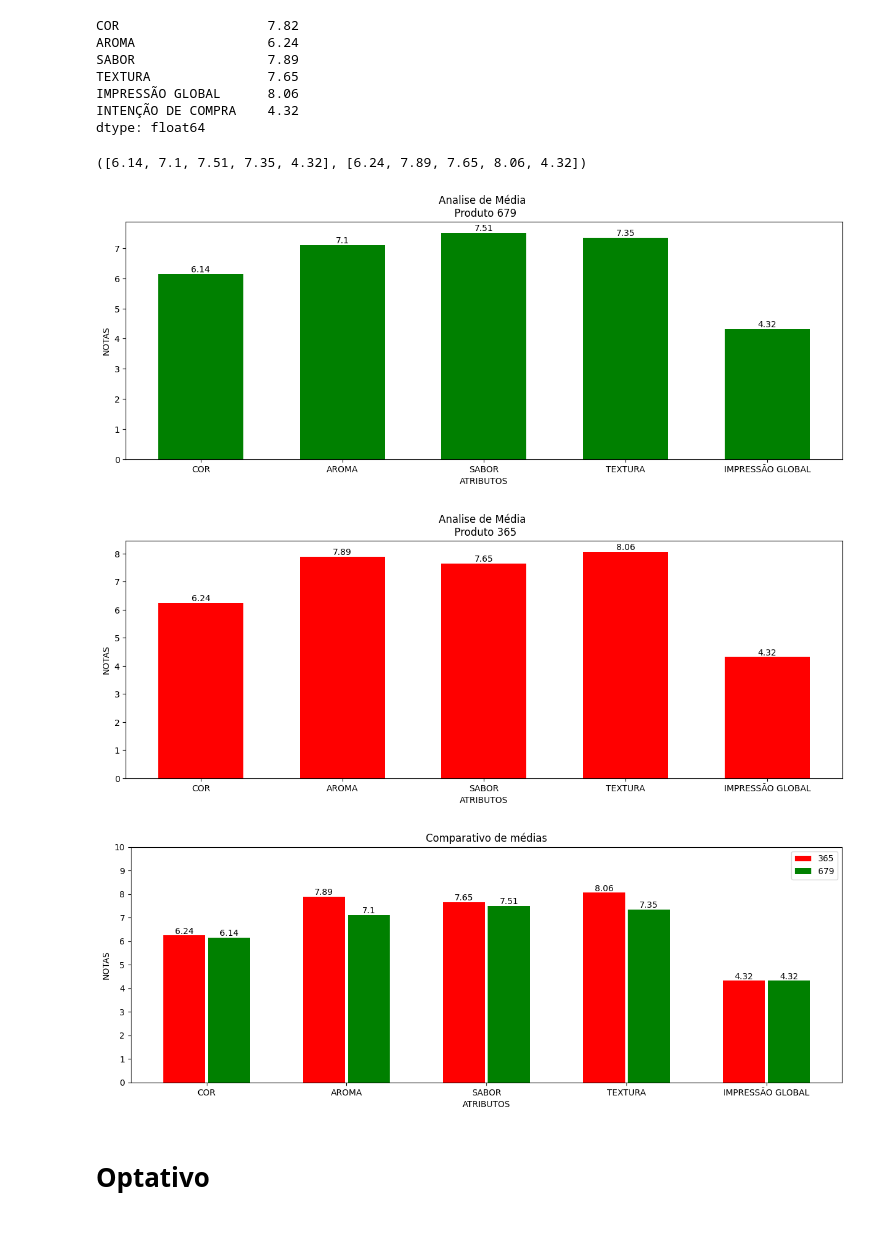
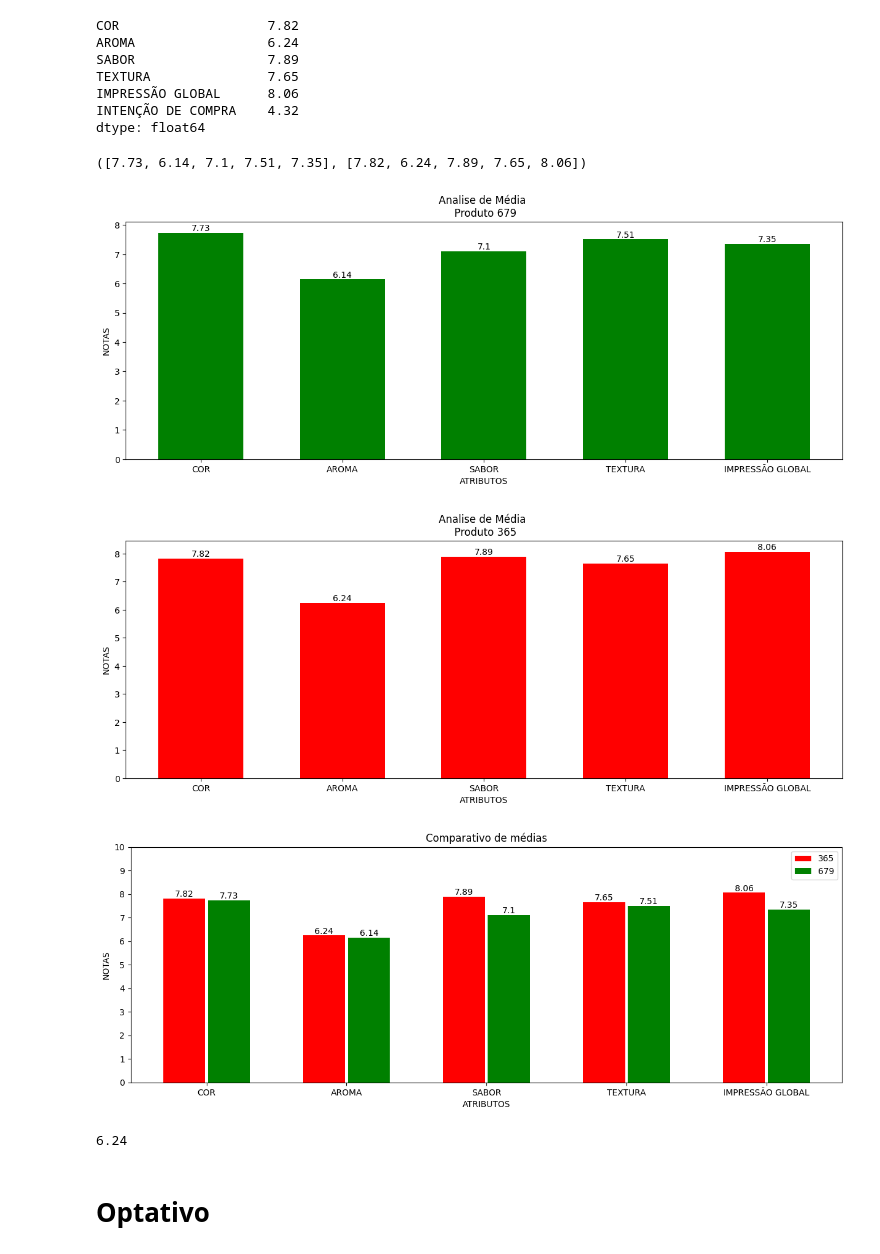
Before and after one commit to CarlosDouradoPGR/Portifolio, a Jupyter notebook: Analise_comercial/Bala_acai.ipynb, the cells around one changed output. Cells and saved outputs as stored; diff of their text form; code cells hidden in the pictures.

```diff
--- a/Analise_comercial/Bala_acai.ipynb
+++ b/Analise_comercial/Bala_acai.ipynb
@@ -56,8 +57,8 @@ Percebesse que os dados estão fora de formato para serem analisados esporadicam
 # %% [markdown]
 ## Preparação dos dados
 # %%
-df365.columns = ["rr", "PROVADORES", "COR", "AROMA", "SABOR", "TEXTURA", "IMPRESSÃO GLOBAL", "INTENÇÃO DE COMPRA"]
-df679.columns = ["rr", "PROVADORES", "COR", "AROMA", "SABOR", "TEXTURA", "IMPRESSÃO GLOBAL", "INTENÇÃO DE COMPRA"]
+df365.columns = ["rr", "PROVADORES", "COR", "AROMA", "SABOR", "TEXTURA", "IMPRESSÃO GLOBAL", "INTENÇÃO DE COMPRA","IDADE", "SEXO"]
+df679.columns = ["rr", "PROVADORES", "COR", "AROMA", "SABOR", "TEXTURA", "IMPRESSÃO GLOBAL", "INTENÇÃO DE COMPRA","IDADE", "SEXO"]
 # %%
 df365 = df365.drop( index = 0, columns= ["rr","PROVADORES"])
 df679 = df679.drop( index = 0, columns= ["rr", "PROVADORES"])
@@ -304,17 +313,25 @@ INTENÇÃO DE COMPRA    4.32
 dtype: float64
 # %%
 media679 = list()
-media679 = [df679.mean()[1], df679.mean()[2], df679.mean()[3], df679.mean()[4], df679.mean()[5]]
+media679 = [df679.iloc[:, 0:6].mean()[0],
+            df679.iloc[:, 0:6].mean()[1],
+            df679.iloc[:, 0:6].mean()[2],
+            df679.iloc[:, 0:6].mean()[3],
+            df679.iloc[:, 0:6].mean()[4]]
 media365 = list()
-media365 = [df365.mean()[1], df365.mean()[2], df365.mean()[3], df365.mean()[4], df365.mean()[5]]
+media365 = [df365.iloc[:, 0:6].mean()[0],
+            df365.iloc[:, 0:6].mean()[1],
+            df365.iloc[:, 0:6].mean()[2],
+            df365.iloc[:, 0:6].mean()[3],
+            df365.iloc[:, 0:6].mean()[4]]
 media679, media365
 # %% [output]
-([6.14, 7.1, 7.51, 7.35, 4.32], [6.24, 7.89, 7.65, 8.06, 4.32])
+([7.73, 6.14, 7.1, 7.51, 7.35], [7.82, 6.24, 7.89, 7.65, 8.06])
 # %%
 fig, ax = plt.subplots(figsize=[15,5])
 
 p = ax.bar(categories, media679, width=0.6)
-v = ax.bar(categories, var679, width=0.1, color="pink")
+v = ax.bar(categories, media679, width=0.1, color="pink")
 ax.bar(categories, media679, width=0.6, color="g")
 #ax.bar(categories, var365, width=0.08, color="purple")
 #ax.plot(categories, var365, color="black")
@@ -325,23 +342,23 @@ ax.set_ylabel("NOTAS")
 ax.set_title("Analise de Média \n Produto 679")
 plt.show()
 # %% [output]
-[figure, old version]
+[figure, new version]
 # %%
 fig, ax = plt.subplots(figsize=[15,5])
 
 p = ax.bar(categories, media365, width=0.6)
-v = ax.bar(categories, var365, width=0.1, color="pink")
+v = ax.bar(categories, media365, width=0.1, color="pink")
 ax.bar(categories, media365, width=0.6, color="r")
 #ax.bar(categories, var365, width=0.08, color="purple")
 #ax.plot(categories, var365, color="black")
 ax.bar_label(p)
 #ax.bar_label(v)
 ax.set_xlabel("ATRIBUTOS")
 ax.set_ylabel("NOTAS")
 ax.set_title("Analise de Média \n Produto 365")
 plt.show()
 # %% [output]
-[figure, old version]
+[figure, new version]
 # %%
 widht = 0.25
 x = np.arange(5)
@@ -358,11 +375,15 @@ plt.ylabel("NOTAS")
 plt.xlabel('ATRIBUTOS')
 plt.legend(['365', "679"])
 
-plt.xticks(x, ["COR","AROMA", 'SABOR', "TEXTURA", "IMPRESSÃO GLOBAL" ])
+plt.xticks(x, categories)
 plt.yticks([n for n in range(0,11)])
 plt.show()
 # %% [output]
-[figure, old version]
+[figure, new version]
+# %%
+df365['AROMA'].mean()
+# %% [output]
+6.24
 # %% [markdown]
 # Optativo
 # %% [markdown]
```
Also changed, not shown: parts of 40 cells of this notebook, 2 other files.
